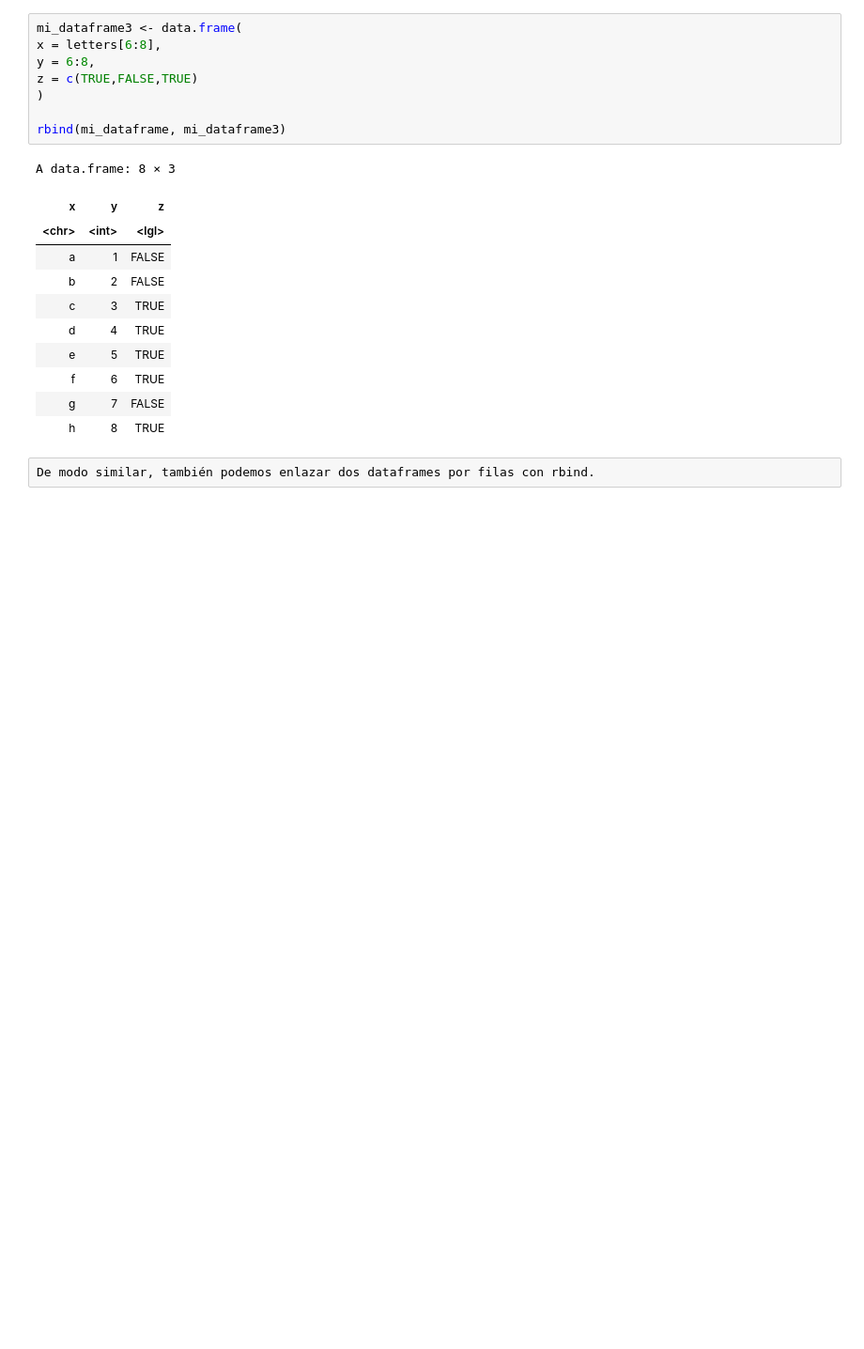
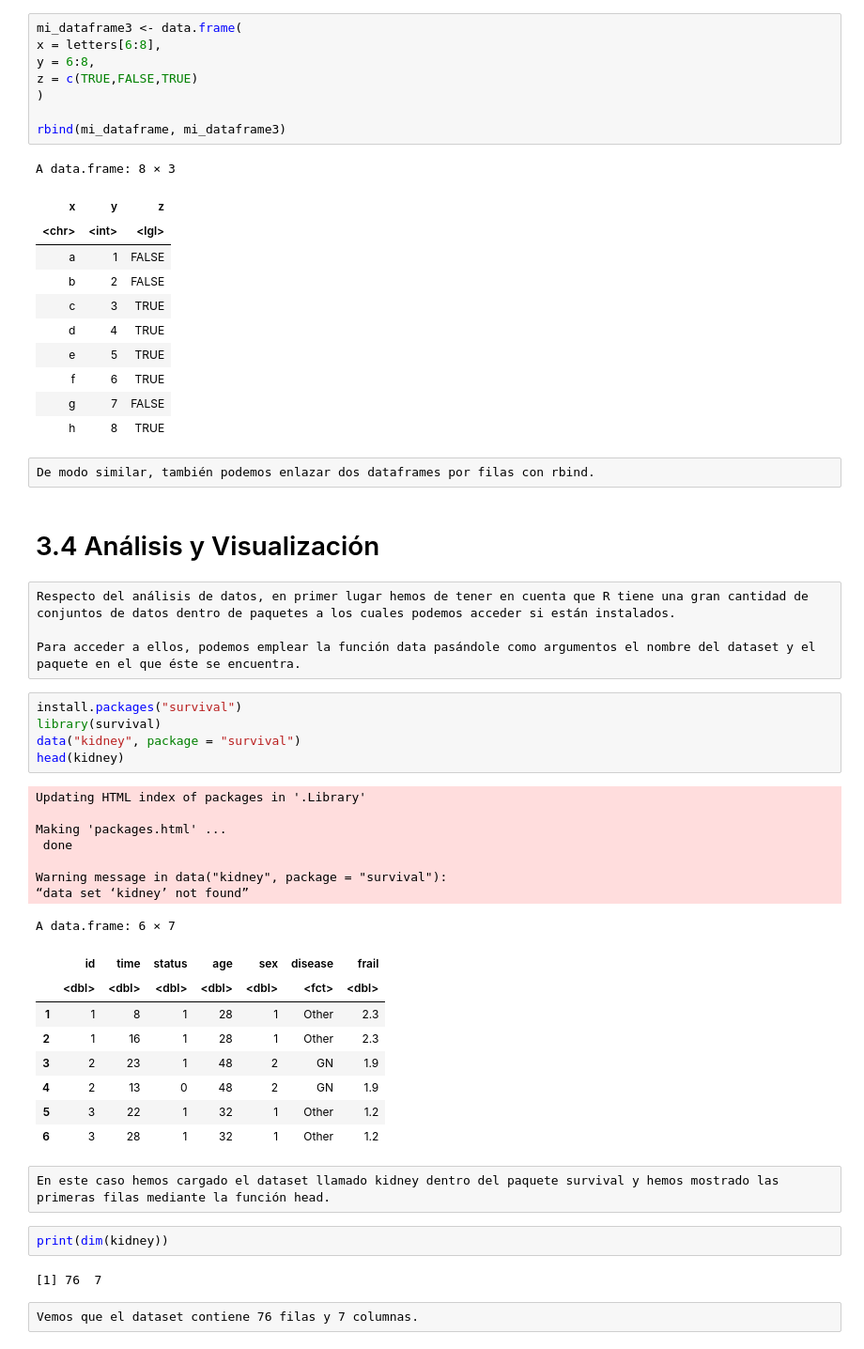
Before and after one commit to chema1985/jupyter-notebook, a Jupyter notebook: notebooks/perez_maroto_josemaria_SBD04a_Cuaderno_R.ipynb, the cells around one changed output. Shown at 94% size. Drawn from its saved outputs; the diff is of its cells as text; blank space fills up the shorter version.

```diff
--- a/notebooks/perez_maroto_josemaria_SBD04a_Cuaderno_R.ipynb
+++ b/notebooks/perez_maroto_josemaria_SBD04a_Cuaderno_R.ipynb
@@ -268,3 +268,39 @@ A data.frame: 8 × 3
 | h | 8 | TRUE |
 # %% [raw]
 De modo similar, también podemos enlazar dos dataframes por filas con rbind.
+# %% [markdown]
+# 3.4 Análisis y Visualización
+# %% [raw]
+Respecto del análisis de datos, en primer lugar hemos de tener en cuenta que R tiene una gran cantidad de conjuntos de datos dentro de paquetes a los cuales podemos acceder si están instalados.
+
+Para acceder a ellos, podemos emplear la función data pasándole como argumentos el nombre del dataset y el paquete en el que éste se encuentra.
+# %%
+install.packages("survival")
+library(survival)
+data("kidney", package = "survival")
+head(kidney)
+# %% [output]
+Updating HTML index of packages in '.Library'
+
+Making 'packages.html' ...
+ done
+
+Warning message in data("kidney", package = "survival"):
+“data set ‘kidney’ not found”
+A data.frame: 6 × 7
+|  | id | time | status | age | sex | disease | frail |
+|  | <dbl> | <dbl> | <dbl> | <dbl> | <dbl> | <fct> | <dbl> |
+| 1 | 1 | 8 | 1 | 28 | 1 | Other | 2.3 |
+| 2 | 1 | 16 | 1 | 28 | 1 | Other | 2.3 |
+| 3 | 2 | 23 | 1 | 48 | 2 | GN | 1.9 |
+| 4 | 2 | 13 | 0 | 48 | 2 | GN | 1.9 |
+| 5 | 3 | 22 | 1 | 32 | 1 | Other | 1.2 |
+| 6 | 3 | 28 | 1 | 32 | 1 | Other | 1.2 |
+# %% [raw]
+En este caso hemos cargado el dataset llamado kidney dentro del paquete survival y hemos mostrado las primeras filas mediante la función head.
+# %%
+print(dim(kidney))
+# %% [output]
+[1] 76  7
+# %% [raw]
+Vemos que el dataset contiene 76 filas y 7 columnas.
```
Also changed, not shown: parts of 7 cells of this notebook.
